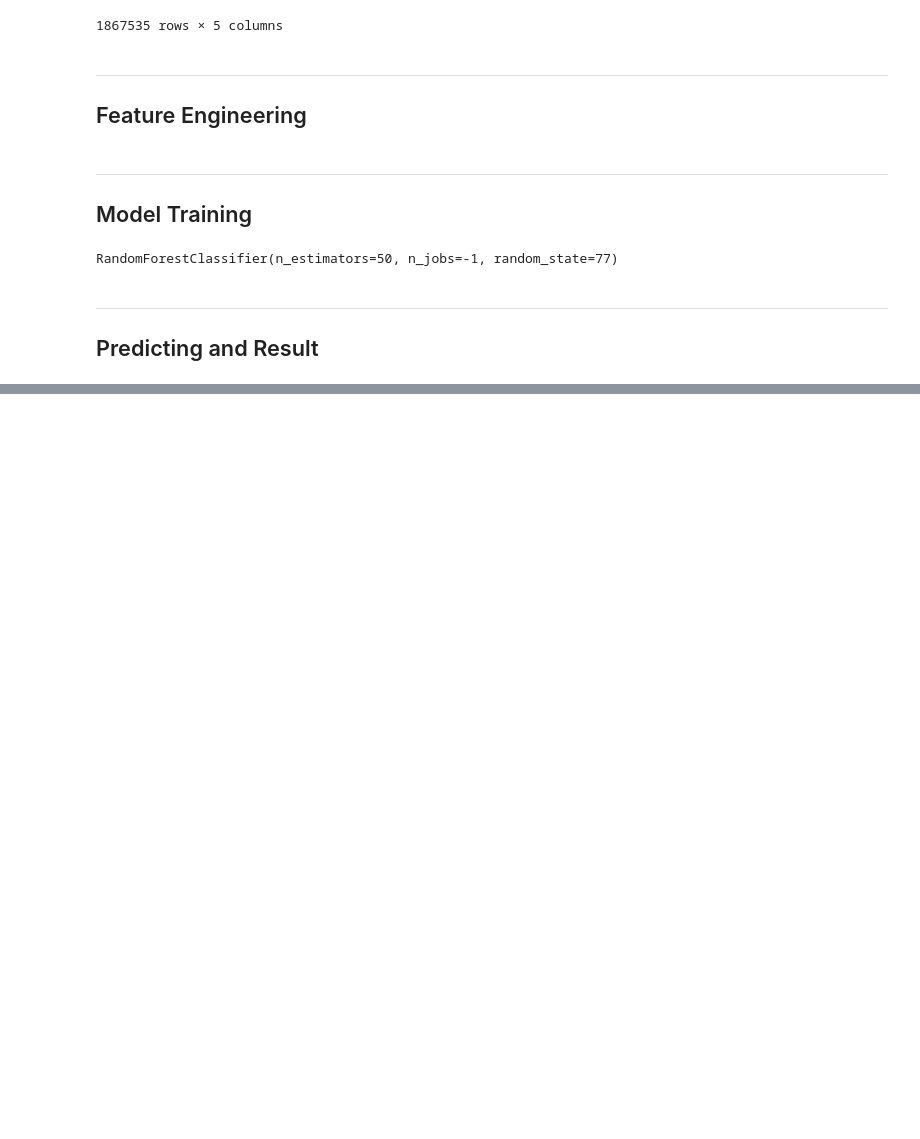
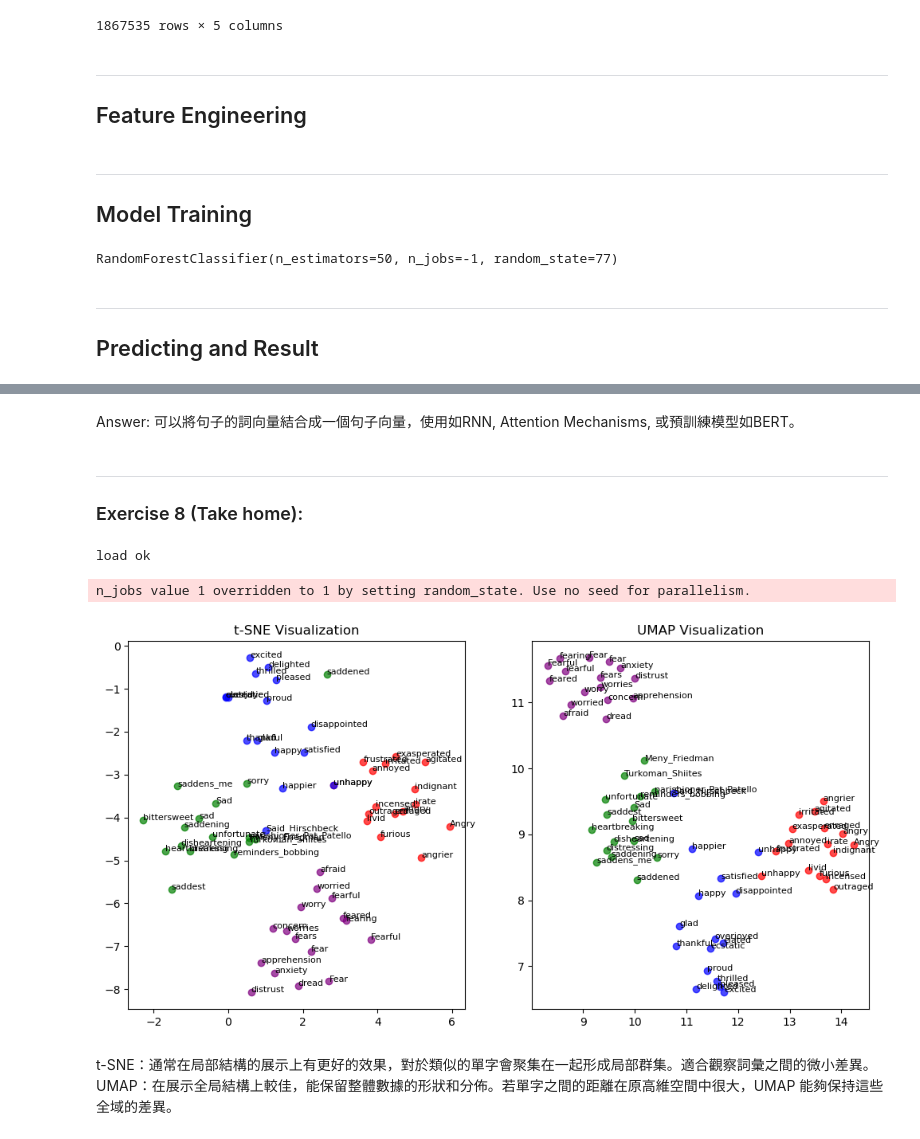
Before and after one commit to r926215/DM2024-Lab2-Homework, a Jupyter notebook: DM2024-Lab2-Homework.ipynb, the cells around one changed output, grey strips where cells are left out. Cells and saved outputs as stored; diff of their text form; code cells hidden in the pictures; blank space fills up the shorter version.

```diff
--- a/DM2024-Lab2-Homework.ipynb
+++ b/DM2024-Lab2-Homework.ipynb
@@ -182,0 +528,79 @@ submission.to_csv('submission.csv', index=False)
+# %% [markdown]
+Answer: 可以將句子的詞向量結合成一個句子向量，使用如RNN, Attention Mechanisms, 或預訓練模型如BERT。
+# %% [markdown]
+---
+### Exercise 8 (Take home):
+# %%
+from gensim.models import KeyedVectors
+
+## Note: this model is very huge, this will take some time ...
+model_path = "GoogleNews/GoogleNews-vectors-negative300.bin.gz"
+w2v_google_model = KeyedVectors.load_word2vec_format(model_path, binary=True)
+print('load ok')
+# %% [output]
+load ok
+# %%
+# Answer here
+topn = 15  # 每個單字找到 15 個相關單字
+target_words = []
+
+for word in ["angry", "happy", "sad", "fear"]:
+    similar_words = [word] + [word_ for word_, sim_ in w2v_google_model.most_similar(word, topn=topn)]
+    target_words.extend(similar_words)
+
+word_vectors = [w2v_google_model[word] for word in target_words]
+
+import numpy as np
+from sklearn.manifold import TSNE
+import umap
+import matplotlib.pyplot as plt
+
+# 類別單字及顏色映射
+categories = ["angry", "happy", "sad", "fear"]
+colors = ["red", "blue", "green", "purple"]
+
+# 生成相似單字列表和顏色標籤
+topn = 15
+target_words = []
+word_colors = []
+
+for category, color in zip(categories, colors):
+    similar_words = [category] + [word_ for word_, sim_ in w2v_google_model.most_similar(category, topn=topn)]
+    target_words.extend(similar_words)
+    word_colors.extend([color] * (topn + 1))  # 每組單字分配對應顏色
+
+# 取得單字向量並轉換為 NumPy 陣列
+word_vectors = np.array([w2v_google_model[word] for word in target_words])
+
+# t-SNE 降維
+tsne = TSNE(n_components=2, random_state=0)
+tsne_results = tsne.fit_transform(word_vectors)
+
+# UMAP 降維
+umap_model = umap.UMAP(n_components=2, random_state=0)
+umap_results = umap_model.fit_transform(word_vectors)
+
+# 視覺化結果
+plt.figure(figsize=(12, 6))
+
+# t-SNE 視覺化
+plt.subplot(1, 2, 1)
+for i, word in enumerate(target_words):
+    plt.scatter(tsne_results[i, 0], tsne_results[i, 1], color=word_colors[i], alpha=0.7)
+    plt.annotate(word, (tsne_results[i, 0], tsne_results[i, 1]), fontsize=8)
+plt.title("t-SNE Visualization")
+
+# UMAP 視覺化
+plt.subplot(1, 2, 2)
+for i, word in enumerate(target_words):
+    plt.scatter(umap_results[i, 0], umap_results[i, 1], color=word_colors[i], alpha=0.7)
+    plt.annotate(word, (umap_results[i, 0], umap_results[i, 1]), fontsize=8)
+plt.title("UMAP Visualization")
+
+plt.show()
+# %% [output]
+n_jobs value 1 overridden to 1 by setting random_state. Use no seed for parallelism.
+[figure, added]
+# %% [markdown]
+t-SNE：通常在局部結構的展示上有更好的效果，對於類似的單字會聚集在一起形成局部群集。適合觀察詞彙之間的微小差異。\
+UMAP：在展示全局結構上較佳，能保留整體數據的形狀和分佈。若單字之間的距離在原高維空間中很大，UMAP 能夠保持這些全域的差異。
```
Also changed, not shown: parts of 45 cells of this notebook, 14 other files.
